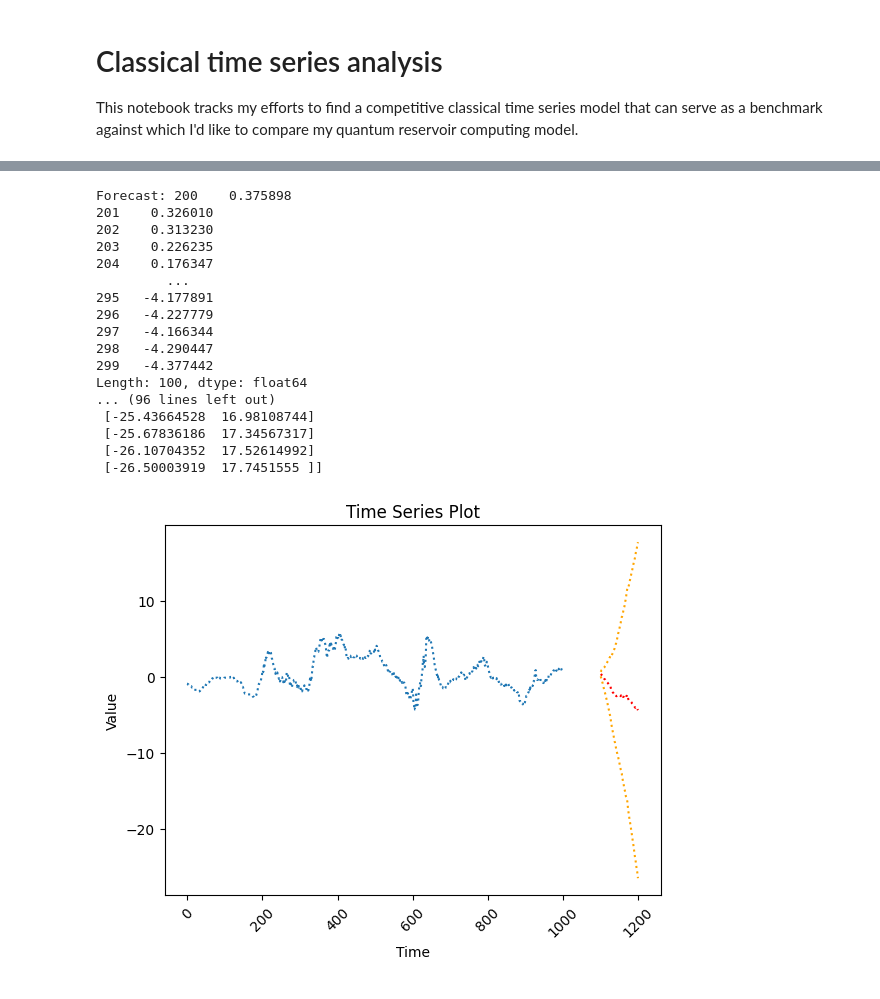
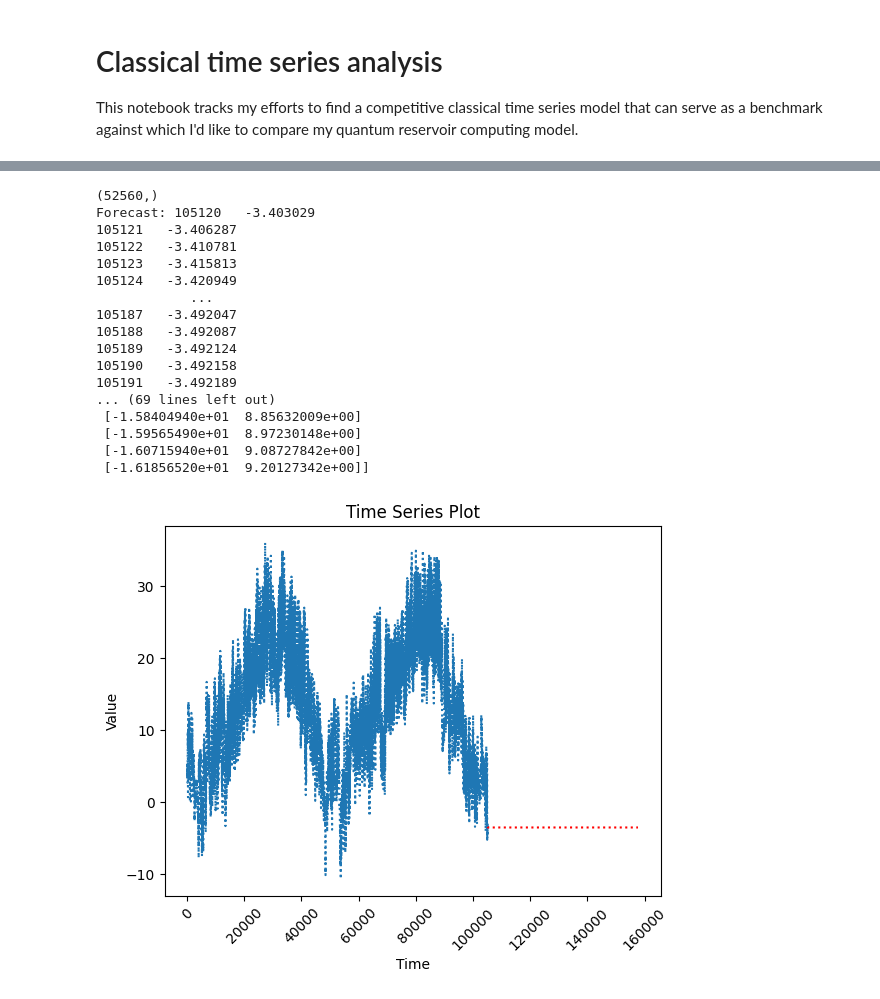
Before and after one commit to MorenoMarrara/MasterThesisProject-HCW-QuantumReservoirComputing, a Jupyter notebook: notebooks/ts-classical.ipynb, the cells around one changed output, grey strips where cells are left out. Cells and saved outputs as stored; diff of their text form; code cells hidden in the pictures.

```diff
--- a/notebooks/ts-classical.ipynb
+++ b/notebooks/ts-classical.ipynb
@@ -12,7 +12,7 @@ data = Geosphere().load_data_into_memory()
 
 print(data.shape)
 
-historically_relevant_data = data[-200000:]
+historically_relevant_data = data[-(144*365*3):]
 
 import matplotlib.pyplot as plt
 
@@ -112,18 +113,26 @@ import pickle
 # instead used:
 import pmdarima as pm
 
+train, test = pm.model_selection.train_test_split(final_data['tl'],
+                                                  train_size=144*100)
+
 # reload/select best model
+from src.data.loading.configs import MODEL_DIR_CLASSICAL
 file = MODEL_DIR_CLASSICAL / 'arima_model.pkl'
 
 if os.path.exists(file):    # load
     classical_model = pickle.load(open(file, "rb"))
 else:   # select best model according to the data and fits model to data
-    classical_model = pm.auto_arima(final_data['tl'],
+    classical_model = pm.auto_arima(train,
                         seasonal=True,
                         m=144, # 144 Intervalle à 10min = 24 Stunden Saison
+                        max_p=3,
+                        max_d=1,
+                        max_q=7,
                         error_action='ignore',
                         suppress_warnings=True,
-                        stepwise=True)
+                        stepwise=True,
+                        trace=True)
     # dump arima model to avoid recalculation
     with open(file, 'wb') as pkl:
         pickle.dump(classical_model, pkl)
@@ -133,42 +144,44 @@ print("Its parameters are: {}".format(classical_model))
 # %%
 # ---- model prediction ----
 #MM: to be continued
-forecast, conf_int = classical_model.predict(n_periods=50, return_conf_int=True)
+print(test.shape)
+forecast, conf_int = classical_model.predict(n_periods=72, return_conf_int=True)
 
 print("Forecast: {}".format(forecast))
 print("Conf int: {}".format(conf_int))
 # %% [output]
-Forecast: 200    0.375898
-201    0.326010
-202    0.313230
-203    0.226235
-204    0.176347
-         ...
-295   -4.177891
-296   -4.227779
-297   -4.166344
-298   -4.290447
-299   -4.377442
-Length: 100, dtype: float64
-... (96 lines left out)
- [-25.43664528  16.98108744]
- [-25.67836186  17.34567317]
- [-26.10704352  17.52614992]
- [-26.50003919  17.7451555 ]]
+(52560,)
+Forecast: 105120   -3.403029
+105121   -3.406287
+105122   -3.410781
+105123   -3.415813
+105124   -3.420949
+            ...
+105187   -3.492047
+105188   -3.492087
+105189   -3.492124
+105190   -3.492158
+105191   -3.492189
+... (69 lines left out)
+ [-1.58404940e+01  8.85632009e+00]
+ [-1.59565490e+01  8.97230148e+00]
+ [-1.60715940e+01  9.08727842e+00]
+ [-1.61856520e+01  9.20127342e+00]]
 # %%
 # plot time-series and prediction
 
-plt.plot(final_data.index, final_data['tl'], linestyle = 'dotted')
-plt.plot(final_data['tl'].size + forecast.index - len(forecast), forecast, linestyle = 'dotted', color='red')
-plt.plot(final_data['tl'].size + forecast.index - len(forecast), conf_int, linestyle = 'dotted', color='orange')
+plt.plot(train.index, train, linestyle = 'dotted')
+plt.plot(test.index, forecast, linestyle = 'dotted', color='red')
+# plt.plot(test.index, conf_int, linestyle = 'dotted', color='orange')
+# plt.plot(test.index, test, linestyle = 'dotted', color='orange')
 
 # Add title and axis labels
 plt.title('Time Series Plot')
 plt.xlabel('Time')
 plt.ylabel('Value')
 plt.xticks(rotation=45)
 
 # Display the plot
 plt.show()
 # %% [output]
-[figure, old version]
+[figure, new version]
```
Also changed, not shown: parts of 3 cells of this notebook.
